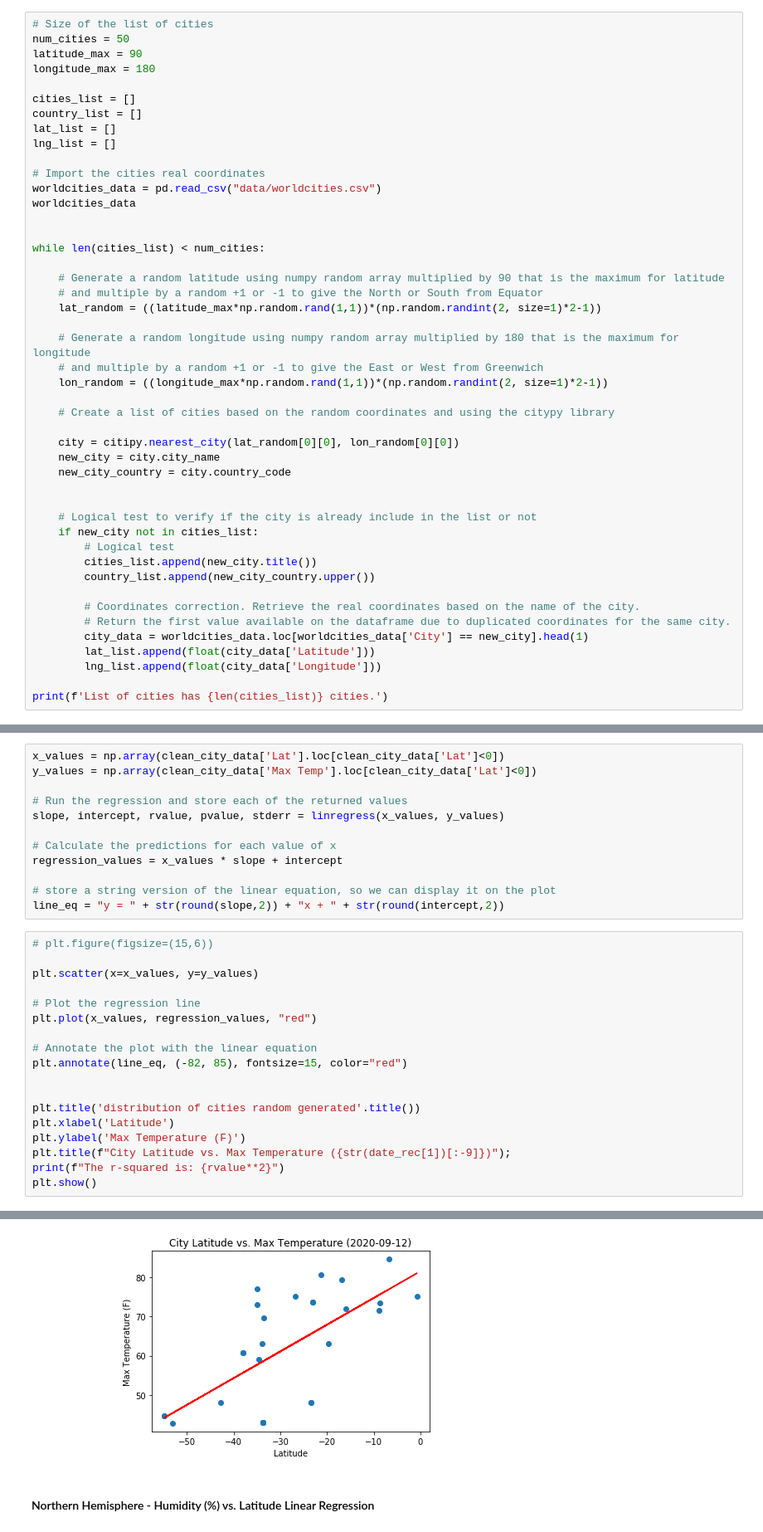
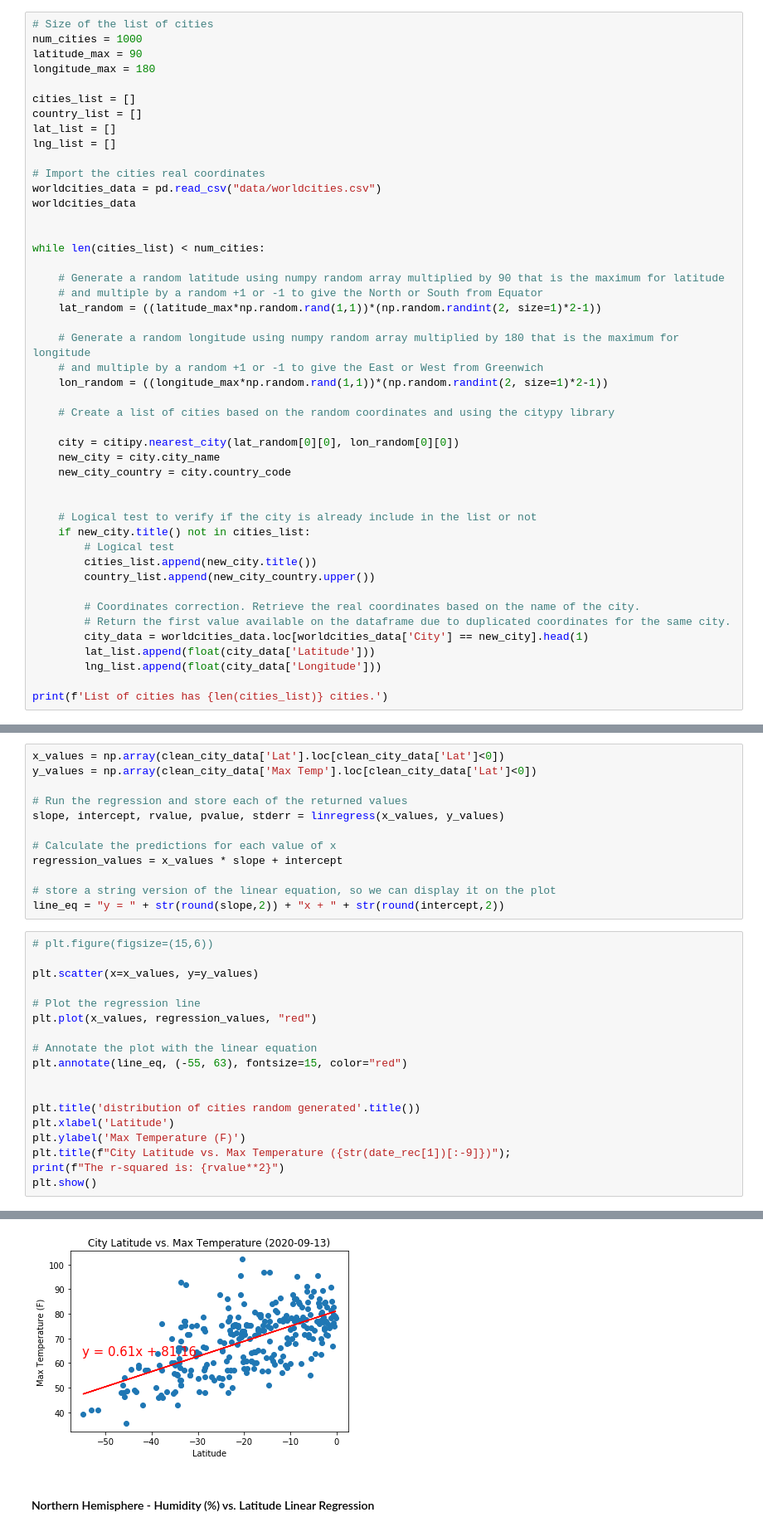
Before and after one commit to gpivaro/6-Python_APIs_Homework, a Jupyter notebook: WeatherPy/WeatherPy.ipynb, the cells around one changed output, grey strips where cells are left out. Shown at 83% size. Saved outputs shown, nothing was run; the diff lists cells and outputs as text.

```diff
--- a/WeatherPy/WeatherPy.ipynb
+++ b/WeatherPy/WeatherPy.ipynb
@@ -23,7 +23,7 @@ from scipy.stats import linregress
 Generate a list of unique cities based on a random latitude and longitude and using citypy library. A while loop enforces the that the requested number of cities will be generated. It is need because some coordinates generated when used as input for citypy library does not get a valide return. We also implemented a correction related to the random coordinates generated and the real coordinates.
 # %%
 # Size of the list of cities
-num_cities = 50
+num_cities = 1000
 latitude_max = 90
 longitude_max = 180
 
@@ -55,7 +55,7 @@ while len(cities_list) < num_cities:
 
 
     # Logical test to verify if the city is already include in the list or not
-    if new_city not in cities_list:
+    if new_city.title() not in cities_list:
         # Logical test
         cities_list.append(new_city.title())
         country_list.append(new_city_country.upper())
@@ -421,7 +409,7 @@ plt.scatter(x=x_values, y=y_values)
 plt.plot(x_values, regression_values, "red")
 
 # Annotate the plot with the linear equation
-plt.annotate(line_eq, (-82, 85), fontsize=15, color="red")
+plt.annotate(line_eq, (-55, 63), fontsize=15, color="red")
 
 
 plt.title('distribution of cities random generated'.title())
@@ -435,4 +423,4 @@ The r-squared is: 0.439069754198472
-[figure, old version]
+[figure, new version]
 # %% [markdown]
 ####  Northern Hemisphere - Humidity (%) vs. Latitude Linear Regression
 # %%
```
Also changed, not shown: parts of 24 cells of this notebook, 9 other files.
